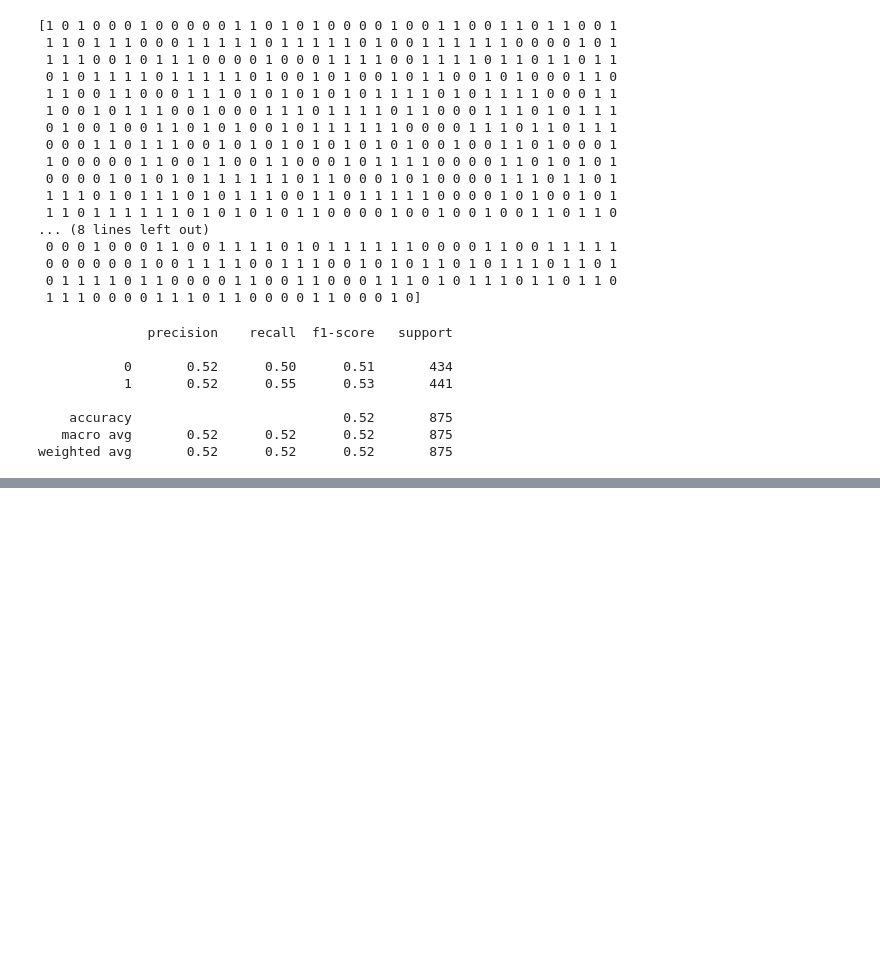
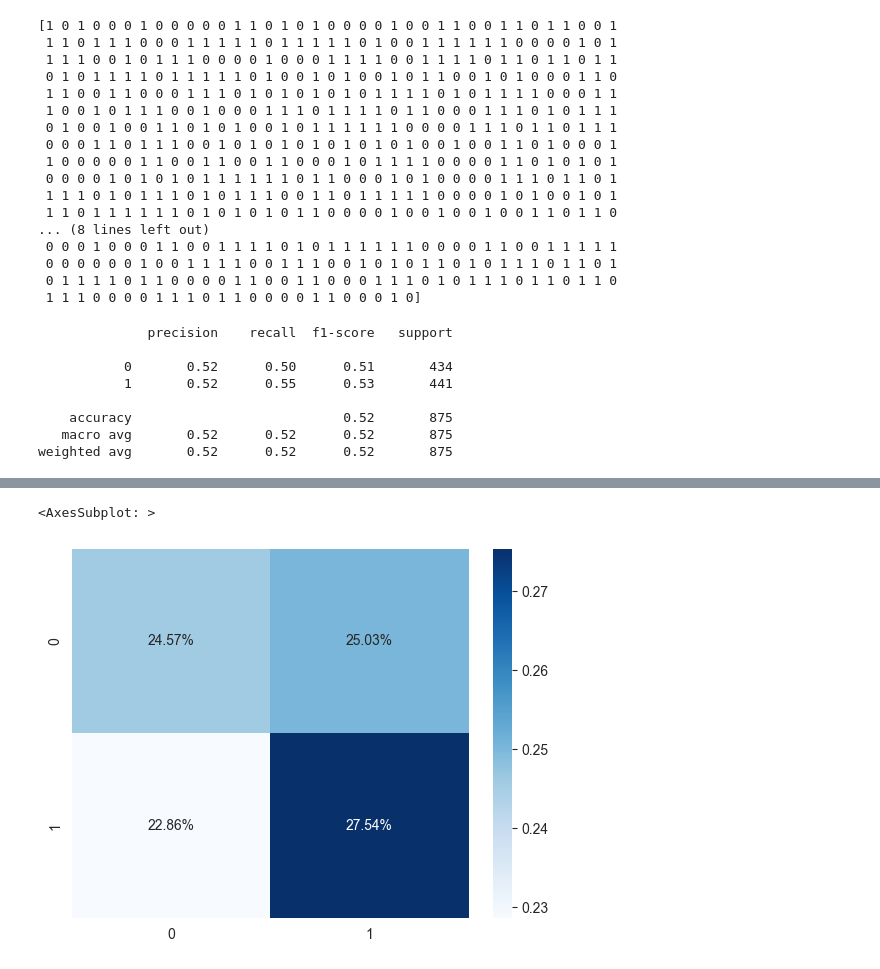
Before and after one commit to vgauss07/NewRelicAnalysis, a Jupyter notebook: ClassificationModel.ipynb, the cells around one changed output, grey strips where cells are left out. Drawn from its saved outputs; the diff is of its cells as text; code cells hidden in the pictures; blank space fills up the shorter version.

```diff
--- a/ClassificationModel.ipynb
+++ b/ClassificationModel.ipynb
@@ -230,0 +243,6 @@ weighted avg       0.52      0.52      0.52       875
+# %%
+sns.heatmap(cfMatrix/np.sum(cfMatrix), annot=True,
+            fmt='.2%', cmap='Blues')
+# %% [output]
+<AxesSubplot: >
+[figure, added]
```
Also changed, not shown: parts of 5 cells of this notebook.
